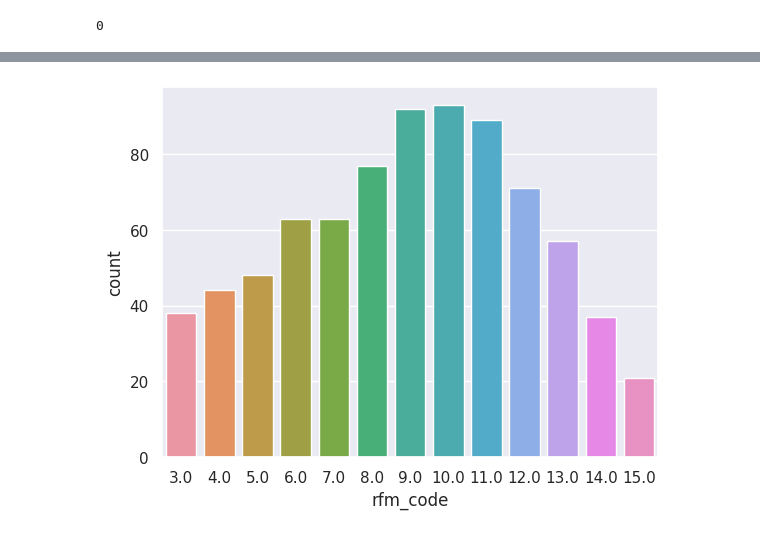
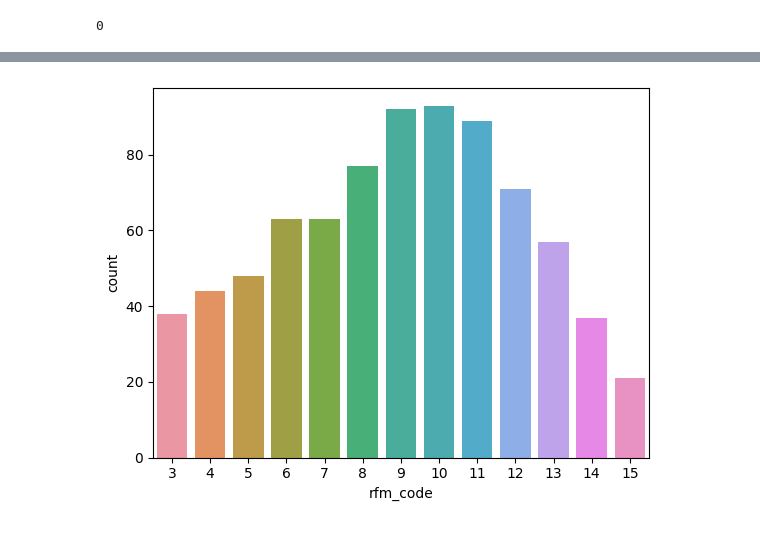
Before and after one commit to AbigailUchennaNkama/Portfolio-Projects, a Jupyter notebook: Customer_Behavior_Analysis/Superstore_Customers.ipynb, the cells around one changed output, grey strips where cells are left out. Cells and saved outputs as stored; diff of their text form; code cells hidden in the pictures.

```diff
--- a/Customer_Behavior_Analysis/Superstore_Customers.ipynb
+++ b/Customer_Behavior_Analysis/Superstore_Customers.ipynb
@@ -75,3 +82,0 @@ df = data.copy()
-# %%
-data["max_order_date"] = pd.to_datetime(data["max_order_date"])
-data["last_order_date"] = pd.to_datetime(data["last_order_date"])
@@ -98,2 +82,0 @@ data.head(20)
-# %%
-data.drop("Total_Sales", axis=1,inplace = True)
@@ -110,4 +96,0 @@ df.head()
-# %%
-sns.set(style='darkgrid')
-sns.pairplot(data[["MonetaryValue","Frequency","Recency"]], height=2)
-plt.show()
@@ -121,12 +104,7 @@ sns.heatmap(df.corr(), annot=True)
-# %%
-data['rfm_code'] = data['rfm_code'].astype(float)
-data['Profit'] = data['rfm_code'].astype(float)
-data['MonetaryValue'] = data['rfm_code'].astype(object)
-data['Frequency'] = data['rfm_code'].astype(float)
-data['Recency'] = data['rfm_code'].astype(float)
-data['Quantity'] = data['rfm_code'].astype(float)
 # %%
+"""distribution of customers based on their rfm score calculated in sql just to get a hint as to what to expect.
+"""
 sns.countplot(data['rfm_code'])
 plt.show()
 # %% [output]
-[figure, old version]
+[figure, new version]
```
Also changed, not shown: parts of 39 cells of this notebook.
